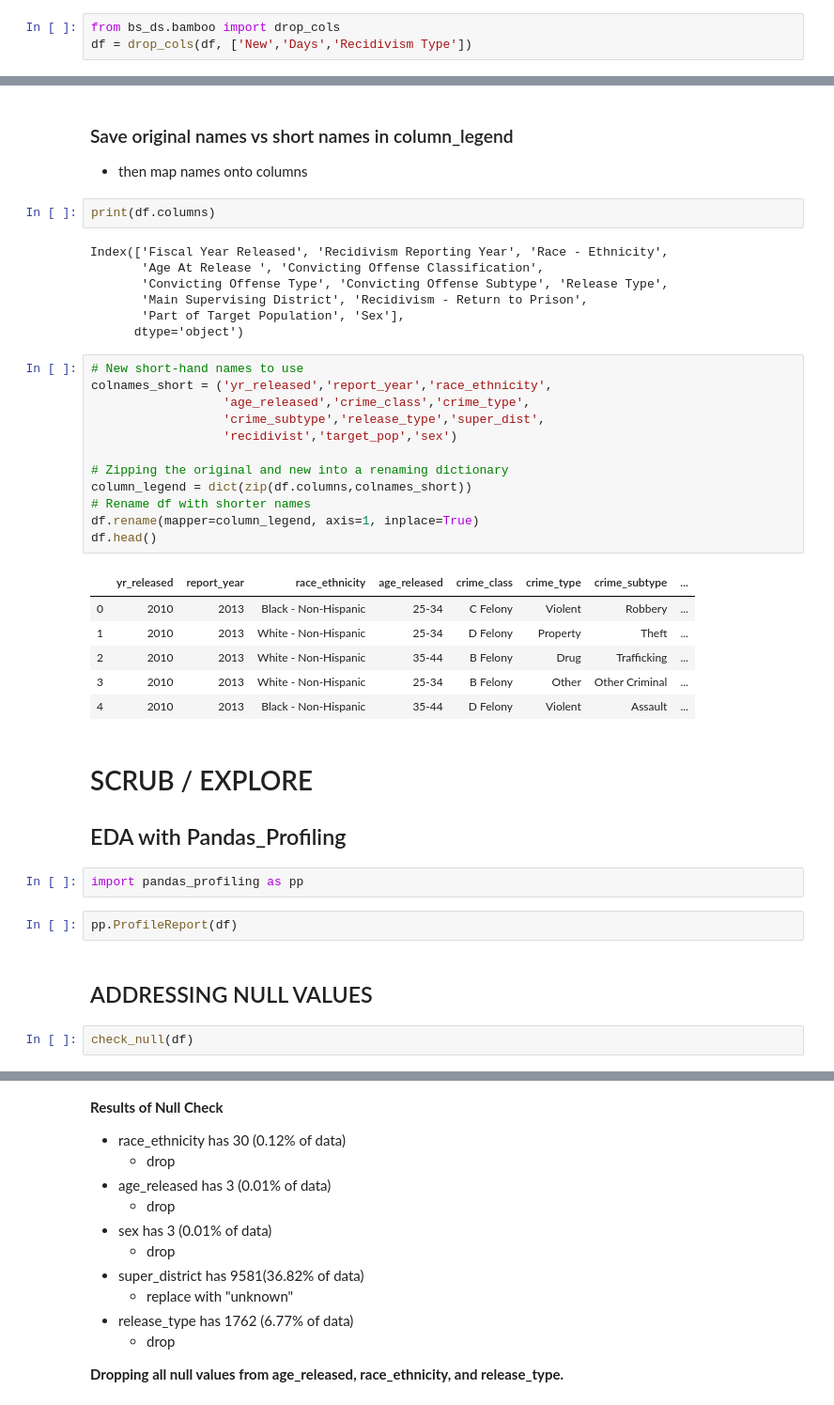
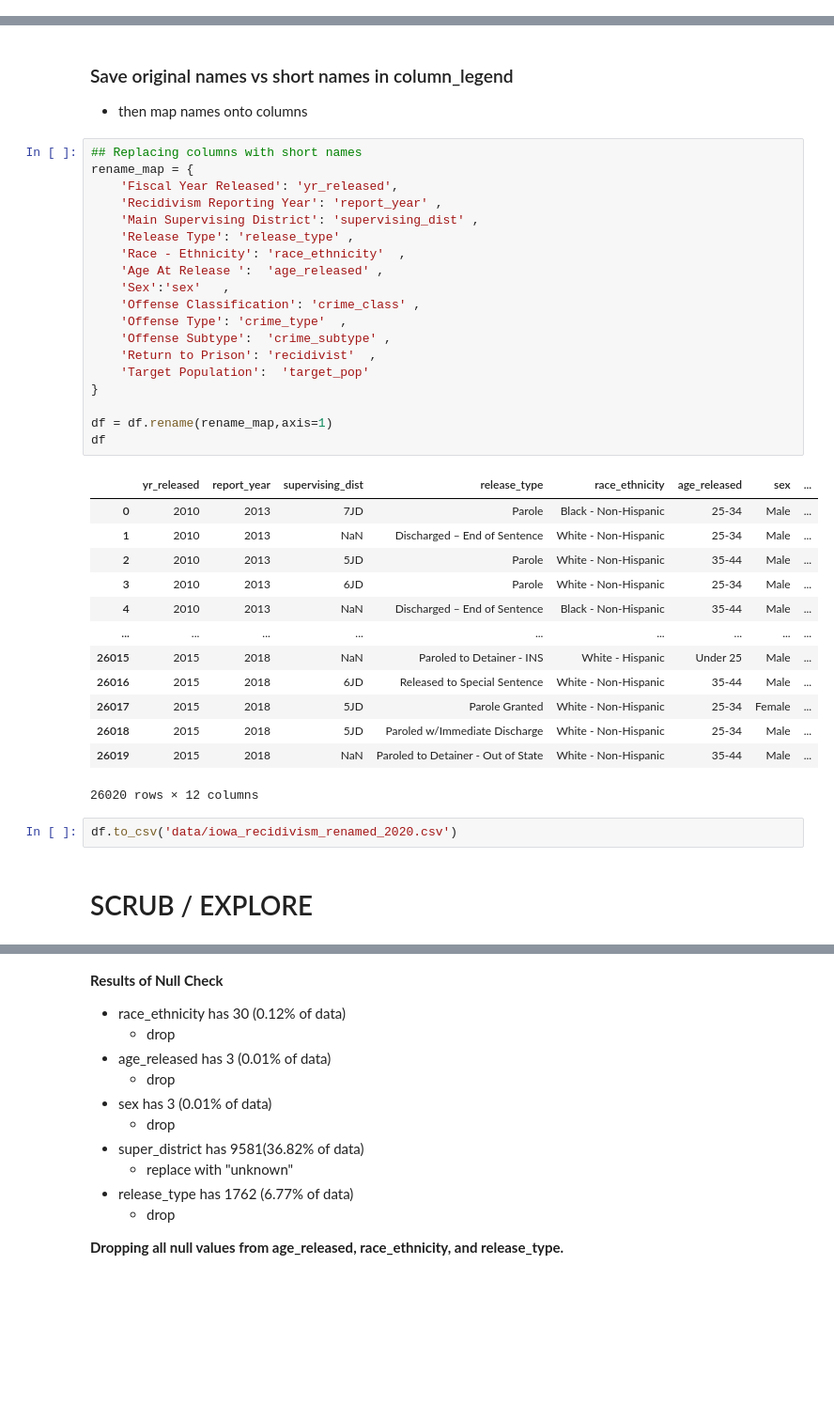
Before and after one commit to jirvingphd/iowa-prisoner-recidivism-mod-3-project, a Jupyter notebook: student-JMI-pruning-final.ipynb, the cells around one changed output, grey strips where cells are left out. Shown: that part at 94% size. Drawn from its saved outputs; the diff is of its cells as text; blank space fills up the shorter version.

```diff
--- a/student-JMI-pruning-final.ipynb
+++ b/student-JMI-pruning-final.ipynb
@@ -155,6 +161,3 @@ df = pd.read_csv(full_all_prisoners_file)
 # %% [markdown]
 **Any columns that are about New Convictions or days to recidivism should be dropped for our initial model predicting recidivism.**
 - "New..", "Days to Recividism"
-# %%
-from bs_ds.bamboo import drop_cols
-df = drop_cols(df, ['New','Days','Recidivism Type'])
@@ -161,42 +181,40 @@ df = drop_cols(df, ['New','Days','Recidivism Type'])
 # %% [markdown]
 ### Save original names vs short names in column_legend
 - then map names onto columns
-# %%
-print(df.columns)
-# %% [output]
-Index(['Fiscal Year Released', 'Recidivism Reporting Year', 'Race - Ethnicity',
-       'Age At Release ', 'Convicting Offense Classification',
-       'Convicting Offense Type', 'Convicting Offense Subtype', 'Release Type',
-       'Main Supervising District', 'Recidivism - Return to Prison',
-       'Part of Target Population', 'Sex'],
-      dtype='object')
-# %%
-# New short-hand names to use
-colnames_short = ('yr_released','report_year','race_ethnicity',
-                  'age_released','crime_class','crime_type',
-                  'crime_subtype','release_type','super_dist',
-                  'recidivist','target_pop','sex')
-
-# Zipping the original and new into a renaming dictionary
-column_legend = dict(zip(df.columns,colnames_short))
-# Rename df with shorter names
-df.rename(mapper=column_legend, axis=1, inplace=True)
-df.head()
-# %% [output]
-|  | yr_released | report_year | race_ethnicity | age_released | crime_class | crime_type | crime_subtype | ... |
-| 0 | 2010 | 2013 | Black - Non-Hispanic | 25-34 | C Felony | Violent | Robbery | ... |
-| 1 | 2010 | 2013 | White - Non-Hispanic | 25-34 | D Felony | Property | Theft | ... |
-| 2 | 2010 | 2013 | White - Non-Hispanic | 35-44 | B Felony | Drug | Trafficking | ... |
-| 3 | 2010 | 2013 | White - Non-Hispanic | 25-34 | B Felony | Other | Other Criminal | ... |
-| 4 | 2010 | 2013 | Black - Non-Hispanic | 35-44 | D Felony | Violent | Assault | ... |
+# %%
+## Replacing columns with short names
+rename_map = {
+    'Fiscal Year Released': 'yr_released',
+    'Recidivism Reporting Year': 'report_year' ,
+    'Main Supervising District': 'supervising_dist' ,
+    'Release Type': 'release_type' ,
+    'Race - Ethnicity': 'race_ethnicity'  ,
+    'Age At Release ':  'age_released' ,
+    'Sex':'sex'   ,
+    'Offense Classification': 'crime_class' ,
+    'Offense Type': 'crime_type'  ,
+    'Offense Subtype':  'crime_subtype' ,
+    'Return to Prison': 'recidivist'  ,
+    'Target Population':  'target_pop'
+}
+
+df = df.rename(rename_map,axis=1)
+df
+# %% [output]
+|  | yr_released | report_year | supervising_dist | release_type | race_ethnicity | age_released | sex | ... |
+| 0 | 2010 | 2013 | 7JD | Parole | Black - Non-Hispanic | 25-34 | Male | ... |
+| 1 | 2010 | 2013 | NaN | Discharged – End of Sentence | White - Non-Hispanic | 25-34 | Male | ... |
+| 2 | 2010 | 2013 | 5JD | Parole | White - Non-Hispanic | 35-44 | Male | ... |
+| 3 | 2010 | 2013 | 6JD | Parole | White - Non-Hispanic | 25-34 | Male | ... |
+| 4 | 2010 | 2013 | NaN | Discharged – End of Sentence | Black - Non-Hispanic | 35-44 | Male | ... |
+| ... | ... | ... | ... | ... | ... | ... | ... | ... |
+| 26015 | 2015 | 2018 | NaN | Paroled to Detainer - INS | White - Hispanic | Under 25 | Male | ... |
+| 26016 | 2015 | 2018 | 6JD | Released to Special Sentence | White - Non-Hispanic | 35-44 | Male | ... |
+| 26017 | 2015 | 2018 | 5JD | Parole Granted | White - Non-Hispanic | 25-34 | Female | ... |
+| 26018 | 2015 | 2018 | 5JD | Paroled w/Immediate Discharge | White - Non-Hispanic | 25-34 | Male | ... |
+| 26019 | 2015 | 2018 | NaN | Paroled to Detainer - Out of State | White - Non-Hispanic | 35-44 | Male | ... |
+26020 rows × 12 columns
+# %%
+df.to_csv('data/iowa_recidivism_renamed_2020.csv')
 # %% [markdown]
 # SCRUB / EXPLORE
-## EDA with Pandas_Profiling
-# %%
-import pandas_profiling as pp
-# %%
-pp.ProfileReport(df)
-# %% [markdown]
-## ADDRESSING NULL VALUES
-# %%
-check_null(df)
```
Also changed, not shown: parts of 27 cells of this notebook, 14 other files.
